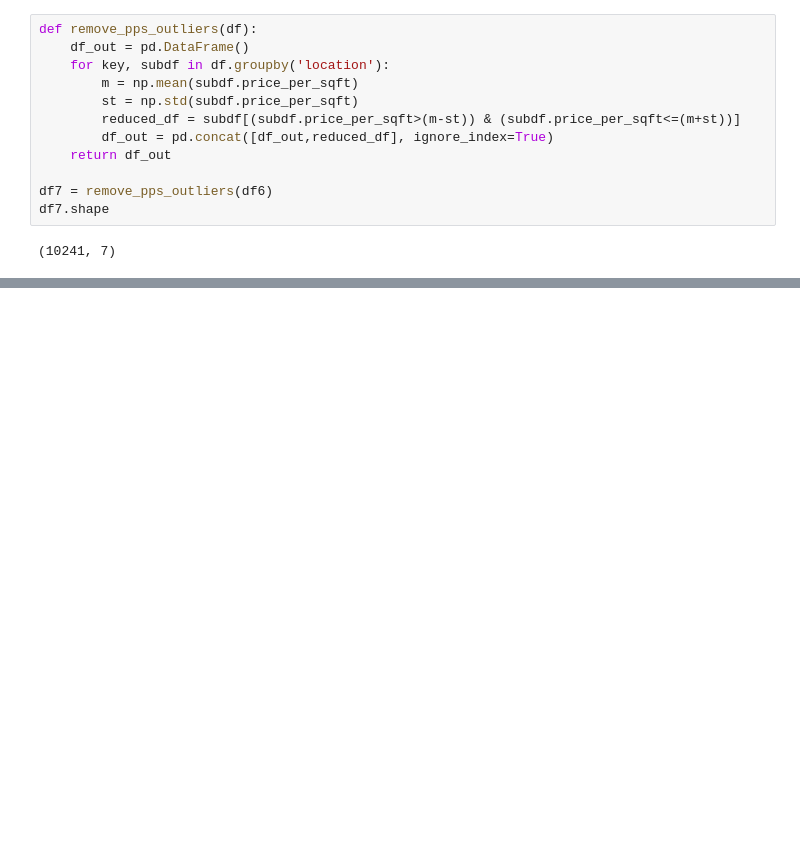
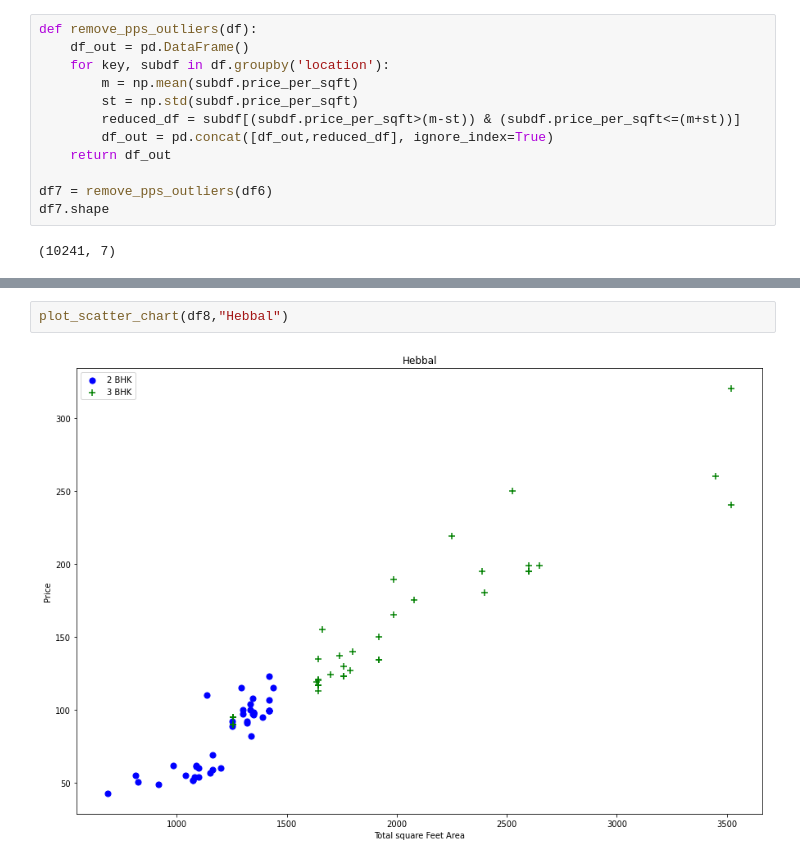
Before and after one commit to nasim-ahmed/Real-Estate-Price-Prediction, a Jupyter notebook: Real Estate Price Prediction.ipynb, the cells around one changed output, grey strips where cells are left out. Drawn from its saved outputs; the diff is of its cells as text; blank space fills up the shorter version.

```diff
--- a/Real Estate Price Prediction.ipynb
+++ b/Real Estate Price Prediction.ipynb
@@ -278,0 +301,4 @@ plot_scatter_chart(df7,"Rajaji Nagar")
+# %%
+plot_scatter_chart(df8,"Hebbal")
+# %% [output]
+[figure, added]
```
Also changed, not shown: parts of 9 cells of this notebook.
